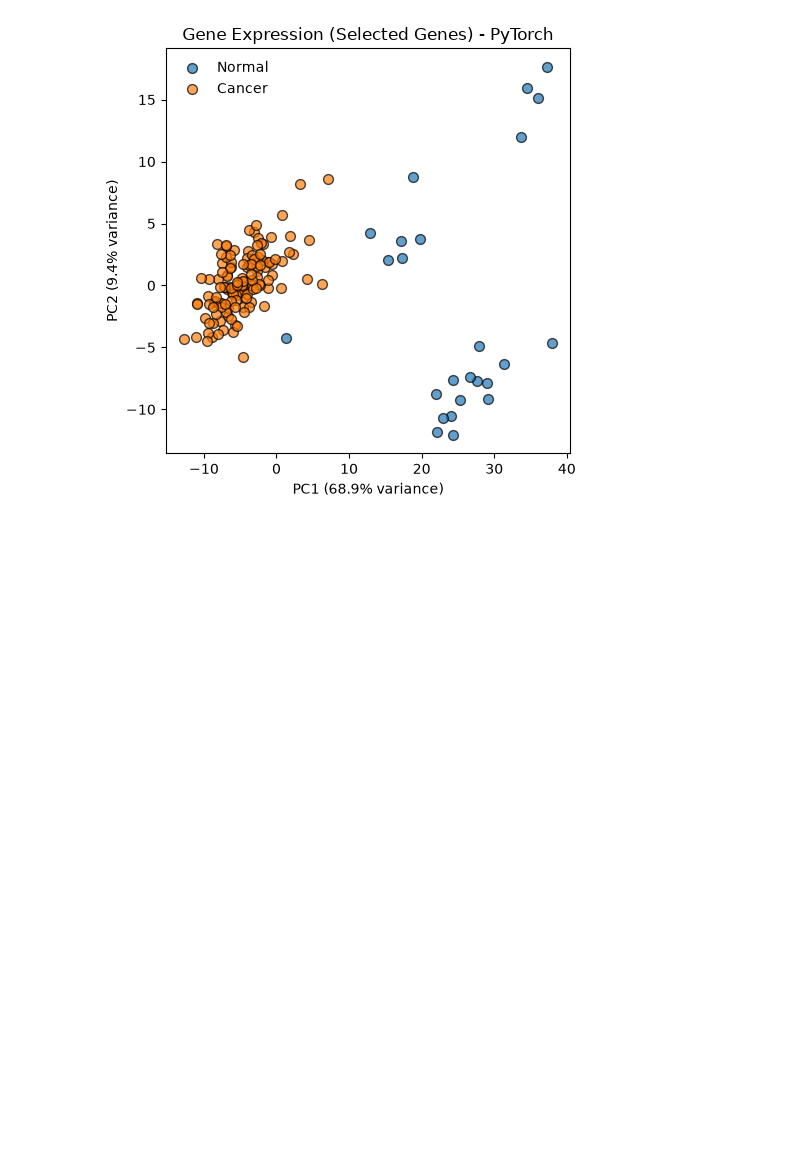
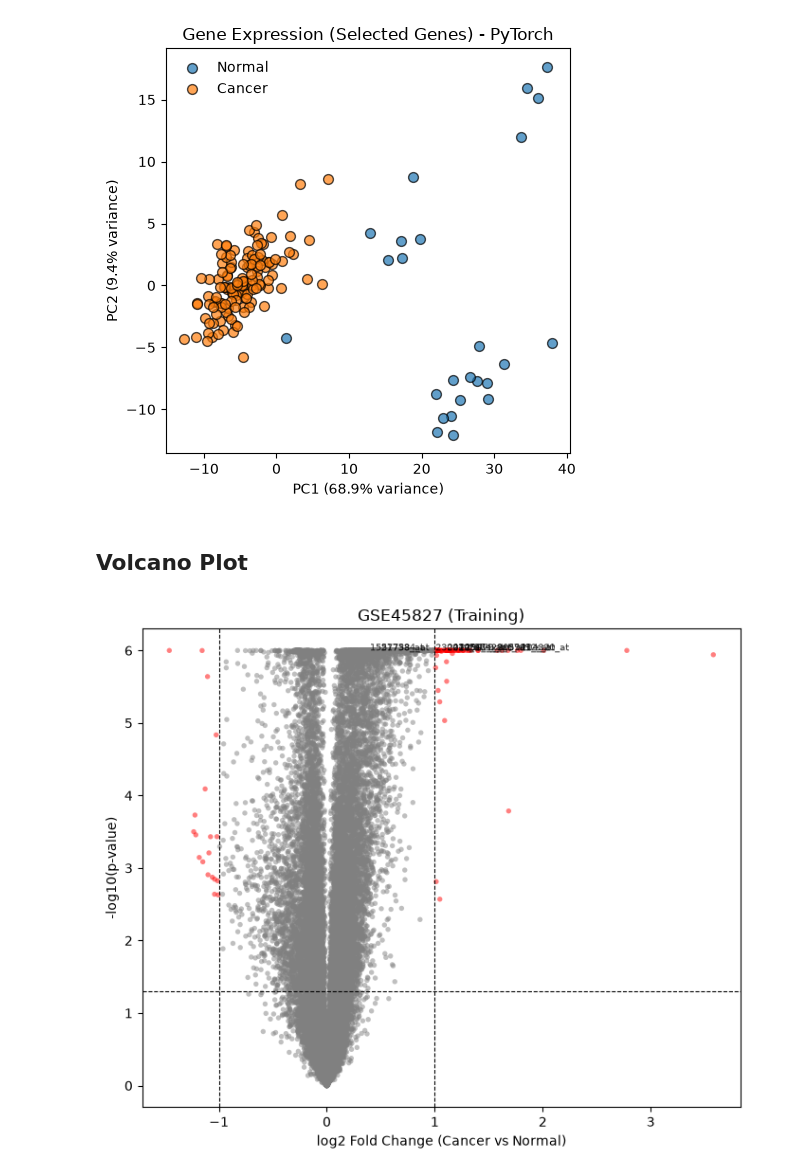
Before and after one commit to mikeph52/GEO_ml_breast_cancer, a Jupyter notebook: main.ipynb, the cells around one changed output. Drawn from its saved outputs; the diff is of its cells as text; code cells hidden in the pictures; blank space fills up the shorter version.

```diff
--- a/main.ipynb
+++ b/main.ipynb
@@ -374,3 +374,69 @@ plt.show()
 # %% [output]
 [figure]
 [figure]
+# %% [markdown]
+## Volcano Plot
+# %%
+from scipy import stats
+
+def volcano_plot(X_data, y_data, title="Volcano Plot", top_n_labels=10, save_path=None):
+    """
+    X_data: samples x genes DataFrame (e.g. X or X_ext)
+    y_data: array of 0/1 labels (0=Normal, 1=Cancer)
+    """
+    cancer = X_data[y_data == 1]
+    normal = X_data[y_data == 0]
+
+    # Log2 fold change (mean cancer vs mean normal)
+    # small epsilon avoids log(0) issues if any values are exactly 0
+    eps = 1e-6
+    log2fc = np.log2((cancer.mean(axis=0) + eps) / (normal.mean(axis=0) + eps))
+
+    # t-test per gene
+    t_stat, p_val = stats.ttest_ind(cancer, normal, axis=0, equal_var=False)
+    p_val = np.nan_to_num(p_val, nan=1.0)  # guard against NaNs from zero-variance genes
+    neg_log_p = -np.log10(p_val + eps)
+
+    volcano_df = pd.DataFrame({
+        "Gene": X_data.columns,
+        "log2FC": log2fc,
+        "neg_log10_p": neg_log_p,
+        "p_val": p_val
+    })
+
+    # Significance thresholds (typical defaults — adjust if you have domain reasons to)
+    fc_thresh = 1.0     # |log2FC| > 1 means 2-fold change
+    p_thresh = 0.05
+
+    colors = np.where(
+        (volcano_df["p_val"] < p_thresh) & (volcano_df["log2FC"].abs() > fc_thresh),
+        "red",
+        "gray"
+    )
+
+    plt.figure(figsize=(7, 6))
+    plt.scatter(volcano_df["log2FC"], volcano_df["neg_log10_p"], c=colors, alpha=0.5, s=15, edgecolor="none")
+
+    plt.axhline(-np.log10(p_thresh), linestyle="--", color="black", linewidth=0.8)
+    plt.axvline(fc_thresh, linestyle="--", color="black", linewidth=0.8)
+    plt.axvline(-fc_thresh, linestyle="--", color="black", linewidth=0.8)
+
+    # Label top N most significant genes
+    top_genes = volcano_df.nsmallest(top_n_labels, "p_val")
+    for _, row in top_genes.iterrows():
+        plt.annotate(row["Gene"], (row["log2FC"], row["neg_log10_p"]), fontsize=7, alpha=0.8)
+
+    plt.xlabel("log2 Fold Change (Cancer vs Normal)")
+    plt.ylabel("-log10(p-value)")
+    plt.title(title)
+    plt.tight_layout()
+
+    if save_path:
+        plt.savefig(save_path)
+    plt.show()
+
+    return volcano_df
+
+volcano_df = volcano_plot(X, y, title="GSE45827 (Training)", save_path="docs/results_photos_torch/volcano_train.png")
+# %% [output]
+[figure, added]
```
Also changed, not shown: parts of 4 cells of this notebook, 5 other files.
